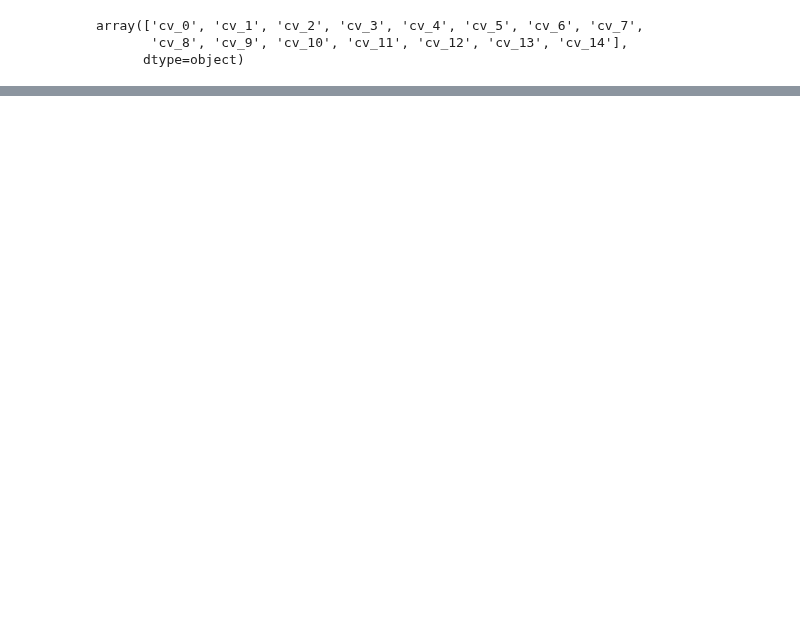
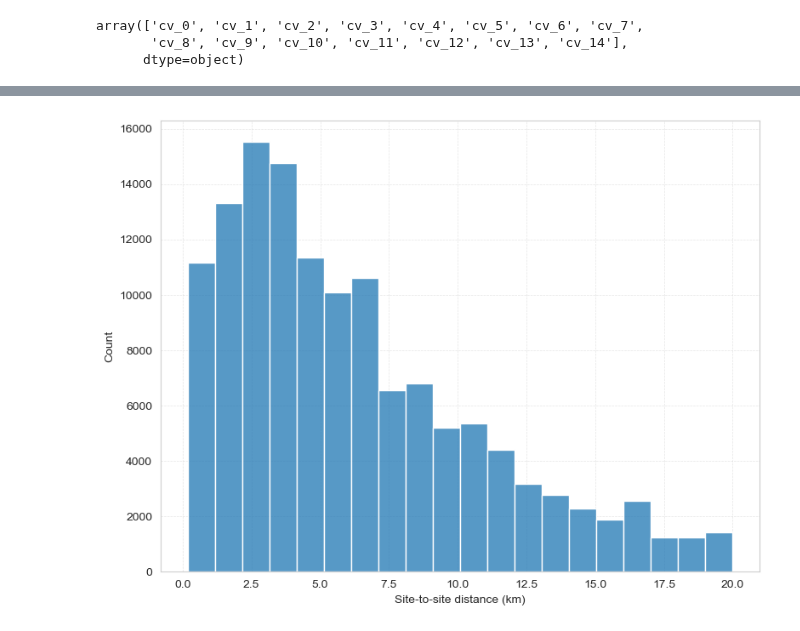
Before and after one commit to claudio525/post_event_gm_gnn, a Jupyter notebook: sim_ranking/explore/gnn/attn_coeffs.ipynb, the cells around one changed output, grey strips where cells are left out. Cells and saved outputs as stored; diff of their text form; code cells hidden in the pictures; blank space fills up the shorter version.

```diff
--- a/sim_ranking/explore/gnn/attn_coeffs.ipynb
+++ b/sim_ranking/explore/gnn/attn_coeffs.ipynb
@@ -84,0 +87,13 @@ val_attn_coefs.loc[val_attn_coefs.cv_iter == "cv_1"].sort_index()
+# %%
+## Site-to-site distance distribution
+fig, ax = plt.subplots(figsize=(8, 6))
+
+sns.histplot(val_attn_coefs["dist"], bins=20, ax=ax)
+
+ax.set_xlabel("Site-to-site distance (km)")
+ax.set_ylabel("Count")
+ax.grid(linewidth=0.5, alpha=0.5, linestyle="--")
+
+fig.tight_layout()
+# %% [output]
+[figure, added]
```
Also changed, not shown: parts of 5 cells of this notebook, 4 other files.
